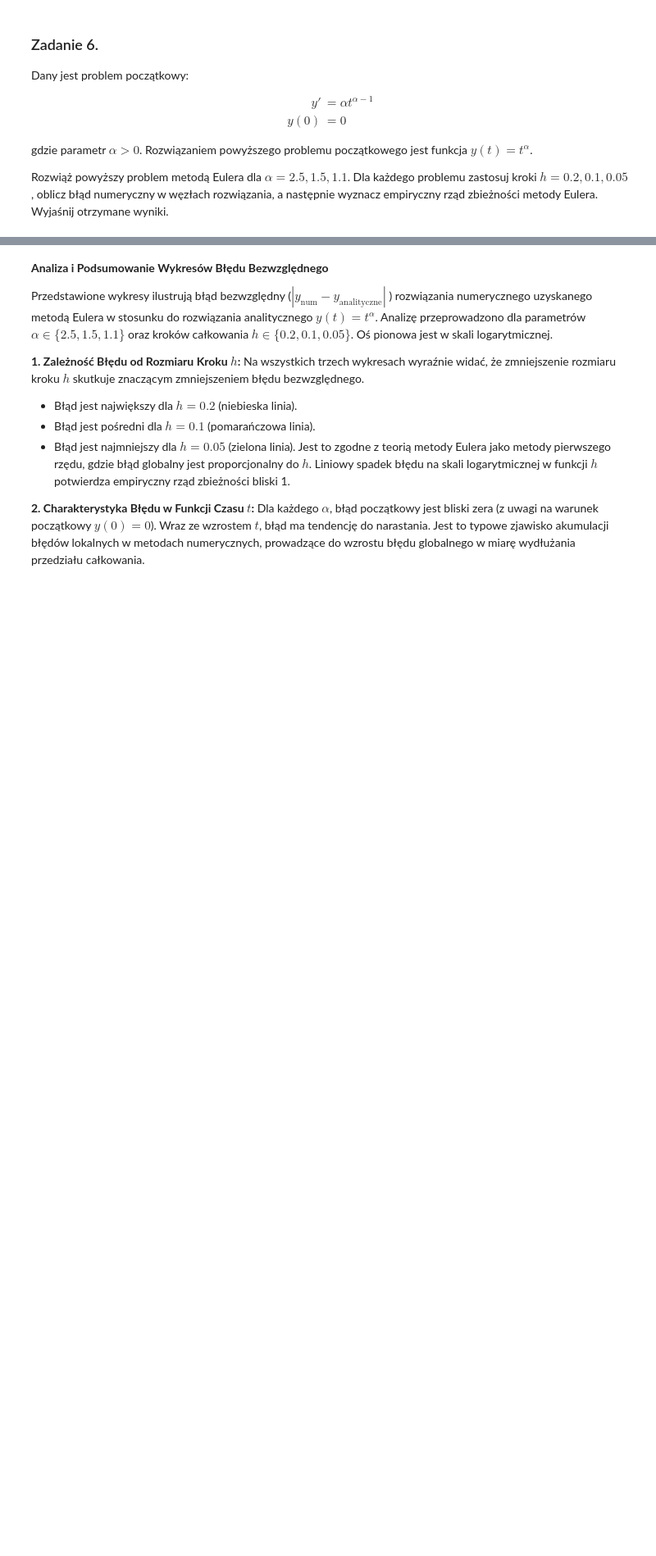
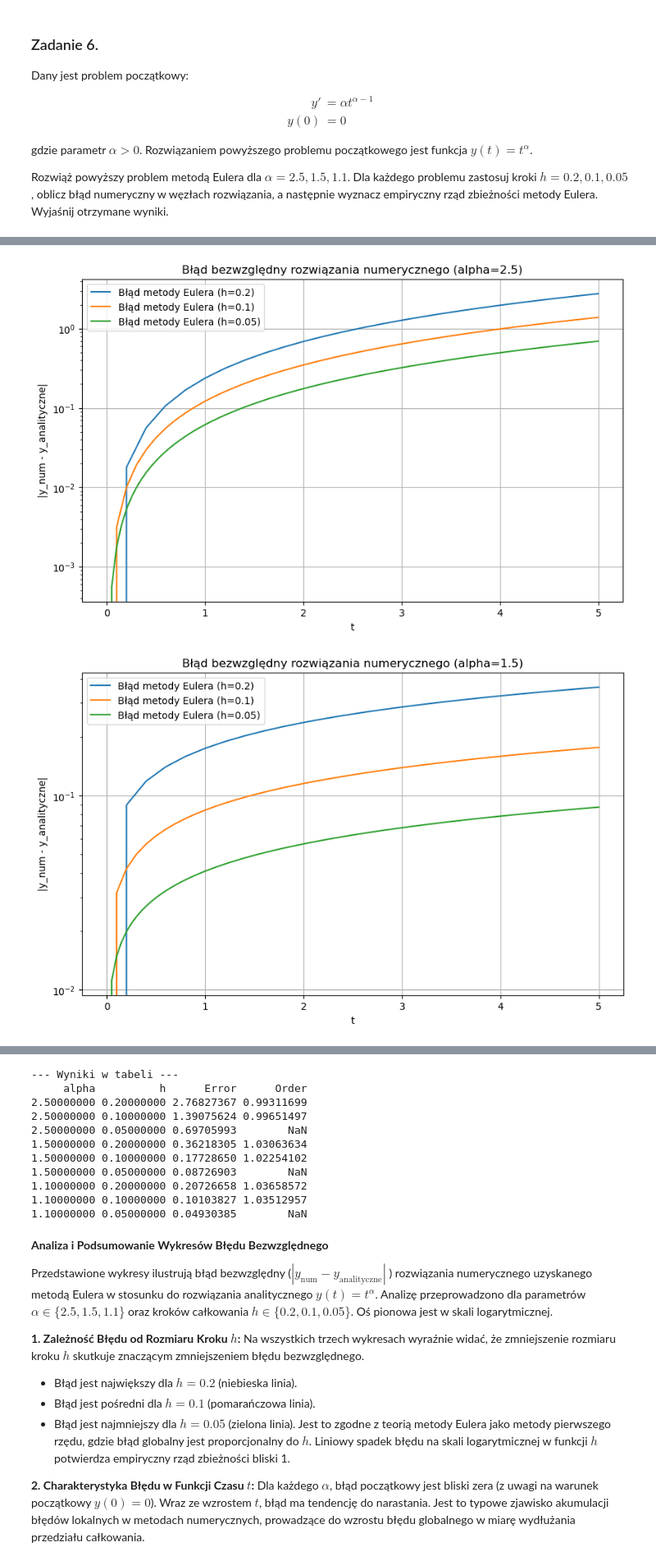
Before and after one commit to depebul/MOWNIT, a Jupyter notebook: lab09/mownit_lab09.ipynb, the cells around one changed output, grey strips where cells are left out. Shown at 82% size. Drawn from its saved outputs; the diff is of its cells as text; code cells hidden in the pictures; blank space fills up the shorter version.

```diff
--- a/lab09/mownit_lab09.ipynb
+++ b/lab09/mownit_lab09.ipynb
@@ -649,6 +660,7 @@ Rozwiąż powyższy problem metodą Eulera dla $\alpha = 2.5, 1.5, 1.1$. Dla ka
 # %%
 import numpy as np
 import matplotlib.pyplot as plt
+import pandas as pd
 
 
 def analytical_solution(t, alpha):
@@ -671,9 +683,12 @@ alphas = [2.5, 1.5, 1.1]
 h_values = [0.2, 0.1, 0.05]
 t_start = 0.0
 t_end = 5.0
+all_results_for_table = []
 
 for alpha in alphas:
     plt.figure(figsize=(10, 6))
+
+    errors_for_alpha = {}
 
     for h in h_values:
         t_numerical, y_numerical = euler_method(
@@ -681,8 +696,11 @@ for alpha in alphas:
         )
 
         y_analytical_at_numerical_points = analytical_solution(t_numerical, alpha)
+        errors = np.abs(y_numerical - y_analytical_at_numerical_points)
 
-        errors = np.abs(y_numerical - y_analytical_at_numerical_points)
+        y_analytical_at_end = analytical_solution(t_end, alpha)
+        error_at_end = np.abs(y_numerical[-1] - y_analytical_at_end)
+        errors_for_alpha[h] = error_at_end
 
         plt.plot(t_numerical, errors, label=f"Błąd metody Eulera (h={h})")
 
@@ -693,4 +711,36 @@ for alpha in alphas:
     plt.grid(True)
     plt.yscale("log")
     plt.show()
+
+    for i, h_current in enumerate(h_values):
+        row_data = {
+            "alpha": alpha,
+            "h": h_current,
+            "Error": errors_for_alpha.get(h_current),
+        }
+
+        order_val = np.nan
+
+        if i < len(h_values) - 1:
+            h_next = h_values[i + 1]
+            if (
+                h_current in errors_for_alpha
+                and h_next in errors_for_alpha
+                and errors_for_alpha[h_next] != 0
+            ):
+                order_val = np.log2(
+                    errors_for_alpha[h_current] / errors_for_alpha[h_next]
+                )
+
+        row_data["Order"] = order_val
+        all_results_for_table.append(row_data)
+
+
+df_results = pd.DataFrame(all_results_for_table)
+
+
+df_results_final = df_results[["alpha", "h", "Error", "Order"]]
+
+print("\n--- Wyniki w tabeli ---")
+print(df_results_final.to_string(index=False, float_format="%.8f"))
 # %% [output]
@@ -699,0 +747,2 @@ for alpha in alphas:
+[figure, added]
+[figure, added]
@@ -700,3 +750,14 @@ for alpha in alphas:
+--- Wyniki w tabeli ---
+     alpha          h      Error      Order
+2.50000000 0.20000000 2.76827367 0.99311699
+2.50000000 0.10000000 1.39075624 0.99651497
+2.50000000 0.05000000 0.69705993        NaN
+1.50000000 0.20000000 0.36218305 1.03063634
+1.50000000 0.10000000 0.17728650 1.02254102
+1.50000000 0.05000000 0.08726903        NaN
+1.10000000 0.20000000 0.20726658 1.03658572
+1.10000000 0.10000000 0.10103827 1.03512957
+1.10000000 0.05000000 0.04930385        NaN
 # %% [markdown]
 **Analiza i Podsumowanie Wykresów Błędu Bezwzględnego**
 
```
Also changed, not shown: parts of 2 cells of this notebook.
